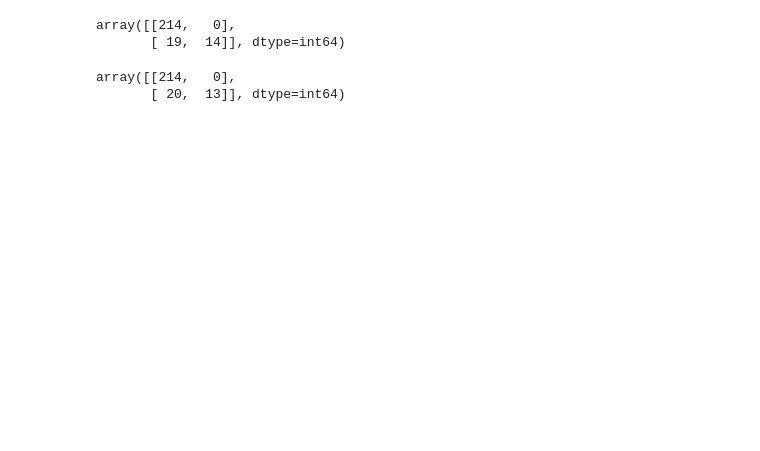
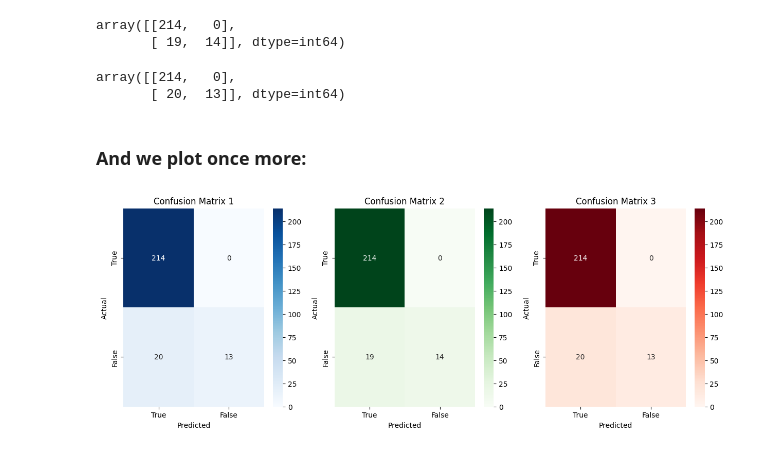
Before and after one commit to almsam/ML-playground, a Jupyter notebook: part 5 Logistic Classification.ipynb, the cells around one changed output. Drawn from its saved outputs; the diff is of its cells as text; code cells hidden in the pictures; blank space fills up the shorter version.

Commit message:
cm graph

```diff
--- a/part 5 Logistic Classification.ipynb
+++ b/part 5 Logistic Classification.ipynb
@@ -195,3 +184,20 @@ cm3
 # %% [output]
 array([[214,   0],
        [ 20,  13]], dtype=int64)
+# %% [markdown]
+### **And we plot once more:**
+# %%
+fig, axes = plt.subplots(1, 3, figsize=(15, 5))
+
+sns.heatmap(cm1, annot=True, fmt='d', cmap='Blues', ax=axes[0], xticklabels=['True', 'False'], yticklabels=['True', 'False'])
+axes[0].set_title('Confusion Matrix 1'); axes[0].set_xlabel('Predicted'); axes[0].set_ylabel('Actual')
+
+sns.heatmap(cm2, annot=True, fmt='d', cmap='Greens', ax=axes[1], xticklabels=['True', 'False'], yticklabels=['True', 'False'])
+axes[1].set_title('Confusion Matrix 2'); axes[1].set_xlabel('Predicted'); axes[1].set_ylabel('Actual')
+
+sns.heatmap(cm3, annot=True, fmt='d', cmap='Reds', ax=axes[2], xticklabels=['True', 'False'], yticklabels=['True', 'False'])
+axes[2].set_title('Confusion Matrix 3'); axes[2].set_xlabel('Predicted'); axes[2].set_ylabel('Actual')
+
+plt.show()
+# %% [output]
+[figure, added]
```
Also changed, not shown: parts of 2 cells of this notebook.
